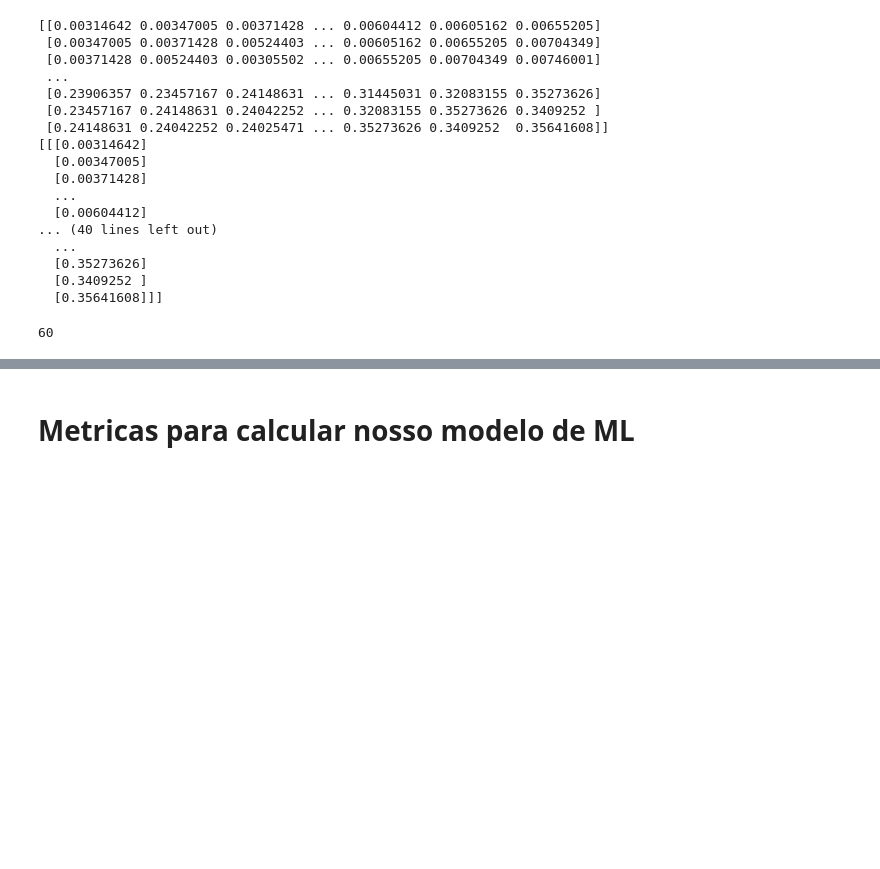
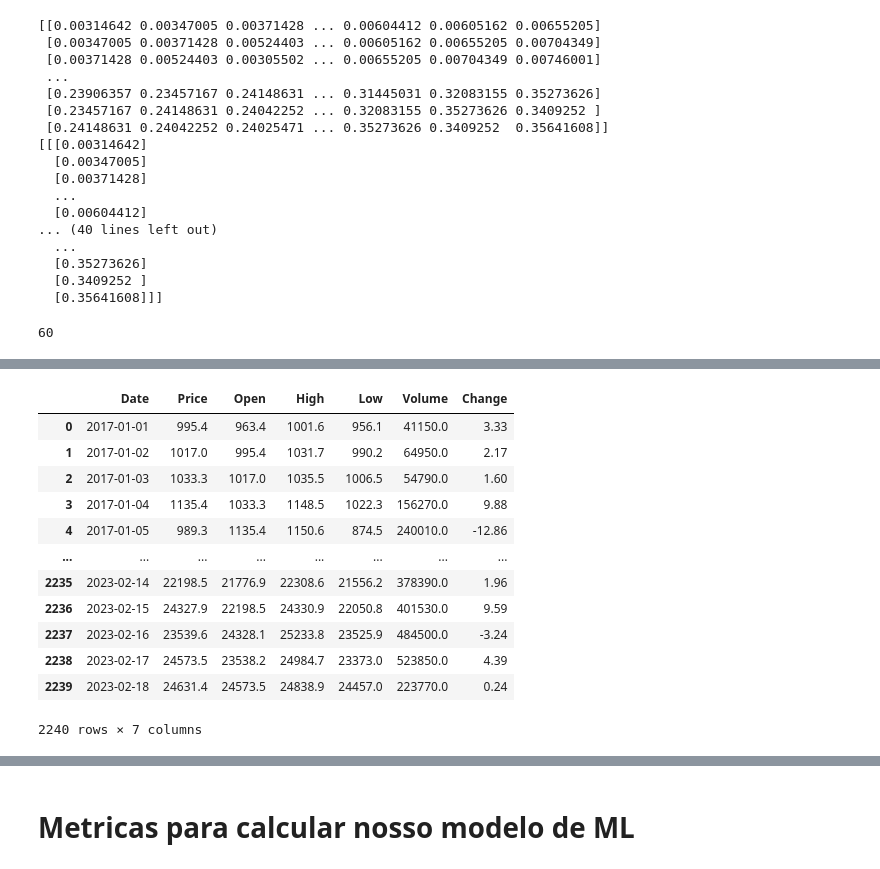
Before and after one commit to yuripopic/TCC-CryptoRush, a Jupyter notebook: CryptoRush/Grafico/machine_learning.ipynb, the cells around one changed output, grey strips where cells are left out. Cells and saved outputs as stored; diff of their text form; code cells hidden in the pictures; blank space fills up the shorter version.

```diff
--- a/CryptoRush/Grafico/machine_learning.ipynb
+++ b/CryptoRush/Grafico/machine_learning.ipynb
@@ -291 +292,17 @@ df_teste = pd.DataFrame({"Price": acao['Price'].iloc[tamanho_dados_treinamento:]
                         "predicoes": predicoes.reshape(len(predicoes))})
+# %%
+treinamento
+# %% [output]
+|  | Date | Price | Open | High | Low | Volume | Change |
+| 0 | 2017-01-01 | 995.4 | 963.4 | 1001.6 | 956.1 | 41150.0 | 3.33 |
+| 1 | 2017-01-02 | 1017.0 | 995.4 | 1031.7 | 990.2 | 64950.0 | 2.17 |
+| 2 | 2017-01-03 | 1033.3 | 1017.0 | 1035.5 | 1006.5 | 54790.0 | 1.60 |
+| 3 | 2017-01-04 | 1135.4 | 1033.3 | 1148.5 | 1022.3 | 156270.0 | 9.88 |
+| 4 | 2017-01-05 | 989.3 | 1135.4 | 1150.6 | 874.5 | 240010.0 | -12.86 |
+| ... | ... | ... | ... | ... | ... | ... | ... |
+| 2235 | 2023-02-14 | 22198.5 | 21776.9 | 22308.6 | 21556.2 | 378390.0 | 1.96 |
+| 2236 | 2023-02-15 | 24327.9 | 22198.5 | 24330.9 | 22050.8 | 401530.0 | 9.59 |
+| 2237 | 2023-02-16 | 23539.6 | 24328.1 | 25233.8 | 23525.9 | 484500.0 | -3.24 |
+| 2238 | 2023-02-17 | 24573.5 | 23538.2 | 24984.7 | 23373.0 | 523850.0 | 4.39 |
+| 2239 | 2023-02-18 | 24631.4 | 24573.5 | 24838.9 | 24457.0 | 223770.0 | 0.24 |
+2240 rows × 7 columns
```
Also changed, not shown: parts of 21 cells of this notebook.
